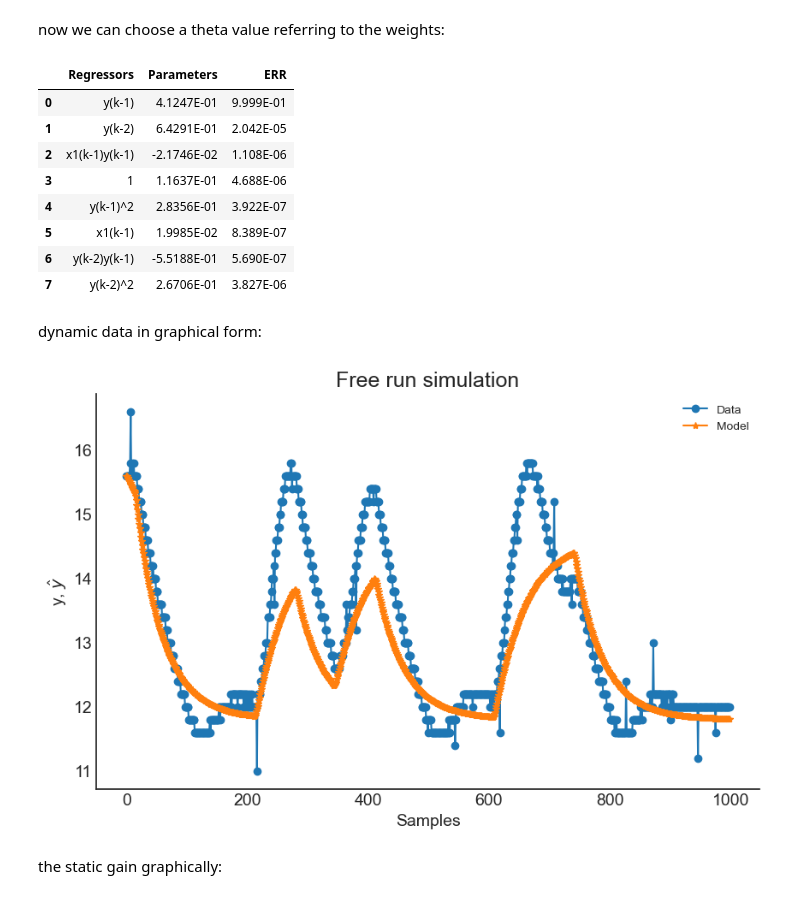
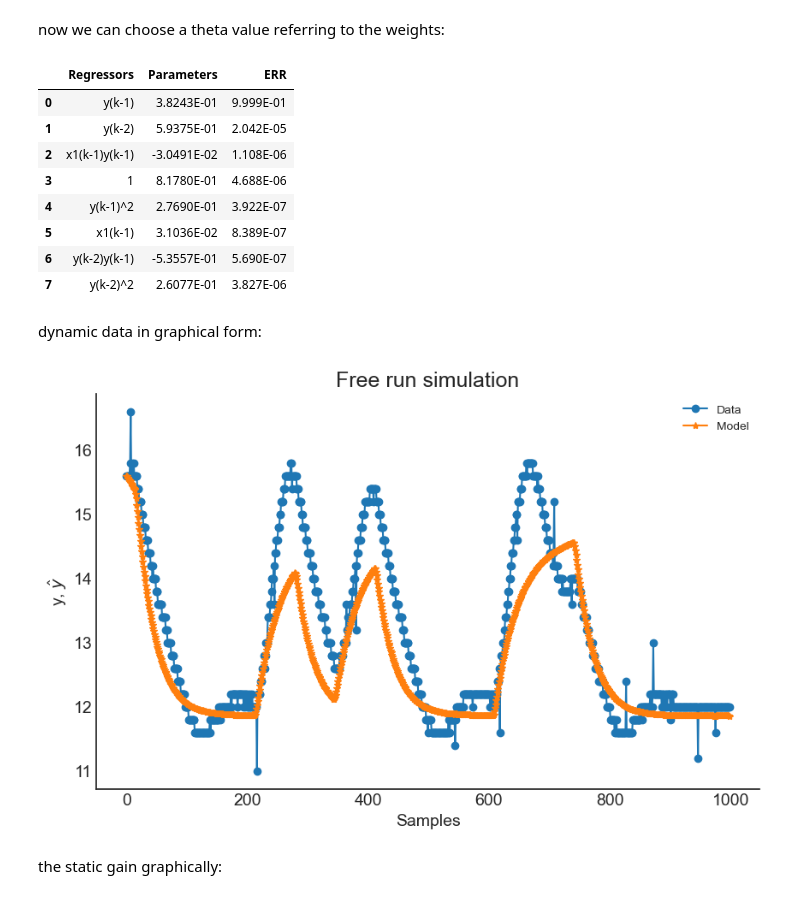
Before and after one commit to GabrielBuenoLeandro/Multiobjetive, a Jupyter notebook: conversor_buck.ipynb, the cells around one changed output. Cells and saved outputs as stored; diff of their text form; code cells hidden in the pictures.

```diff
--- a/conversor_buck.ipynb
+++ b/conversor_buck.ipynb
@@ -175,10 +175,7 @@ qit = (np.array(Possibilidades))
 with the parameters all in hand, we can already calculate the parameters in a multiobjective way:
 # %%
 # Calling the class referring to the calculation of the parameters via the multiobjective technique
-g = IM(y_train=y_train[2:],
-       gain=gain,y_static=Yo,
-       x_static=Uo, psi=model.psi,
-       n_inputs=model.n_inputs,
+mult = IM(n_inputs=model.n_inputs,
        non_degree=model.non_degree,
        model_type=model.model_type,
        final_model = model.final_model)
@@ -186,7 +183,9 @@ g = IM(y_train=y_train[2:],
 now the method will be called to calculate the matrix of the performance of the objectives (J), weights (w), the Euclidean norm (E), the thetas referring to each weight (Theta), matrix H multiplied by R and the matrix Q multiplied by R.
 # %%
 # Method to calculate the parameters
-J, w, E, Theta, HR, QR = g.affine_information_least_squares()
+J, w, E, Theta, HR, QR = mult.affine_information_least_squares(y_train=y_train[2:],
+                                                              gain=gain,y_static=Yo,
+                                                              x_static=Uo, psi=model.psi)
 result = {'w1': w[0,:],
           'w2': w[2,:],
           'w3': w[1,:],
@@ -213,32 +212,32 @@ pd.DataFrame(result)
 now we can choose a theta value referring to the weights:
 # %%
 # Writing the results
-model.theta = Theta[180, :].reshape(-1,1)
+model.theta = Theta[0, :].reshape(-1,1)
 yhat = model.predict(X=x_valid, y=y_valid)
 rrse = root_relative_squared_error(y_valid, yhat)
 r = pd.DataFrame(
     results(
         model.final_model, model.theta, model.err,
         model.n_terms, err_precision=3, dtype='sci'
         ),
     columns=['Regressors', 'Parameters', 'ERR'])
 r
 # %% [output]
 |  | Regressors | Parameters | ERR |
-| 0 | y(k-1) | 4.1247E-01 | 9.999E-01 |
-| 1 | y(k-2) | 6.4291E-01 | 2.042E-05 |
-| 2 | x1(k-1)y(k-1) | -2.1746E-02 | 1.108E-06 |
-| 3 | 1 | 1.1637E-01 | 4.688E-06 |
-| 4 | y(k-1)^2 | 2.8356E-01 | 3.922E-07 |
-| 5 | x1(k-1) | 1.9985E-02 | 8.389E-07 |
-| 6 | y(k-2)y(k-1) | -5.5188E-01 | 5.690E-07 |
-| 7 | y(k-2)^2 | 2.6706E-01 | 3.827E-06 |
+| 0 | y(k-1) | 3.8243E-01 | 9.999E-01 |
+| 1 | y(k-2) | 5.9375E-01 | 2.042E-05 |
+| 2 | x1(k-1)y(k-1) | -3.0491E-02 | 1.108E-06 |
+| 3 | 1 | 8.1780E-01 | 4.688E-06 |
+| 4 | y(k-1)^2 | 2.7690E-01 | 3.922E-07 |
+| 5 | x1(k-1) | 3.1036E-02 | 8.389E-07 |
+| 6 | y(k-2)y(k-1) | -5.3557E-01 | 5.690E-07 |
+| 7 | y(k-2)^2 | 2.6077E-01 | 3.827E-06 |
 # %% [markdown]
 dynamic data in graphical form:
 # %%
 plot_results(y=y_valid, yhat=yhat, n=1000)
 # %% [output]
-[figure, old version]
+[figure, new version]
 # %% [markdown]
 the static gain graphically:
 # %%
```
Also changed, not shown: parts of 11 cells of this notebook, 1 other file.
